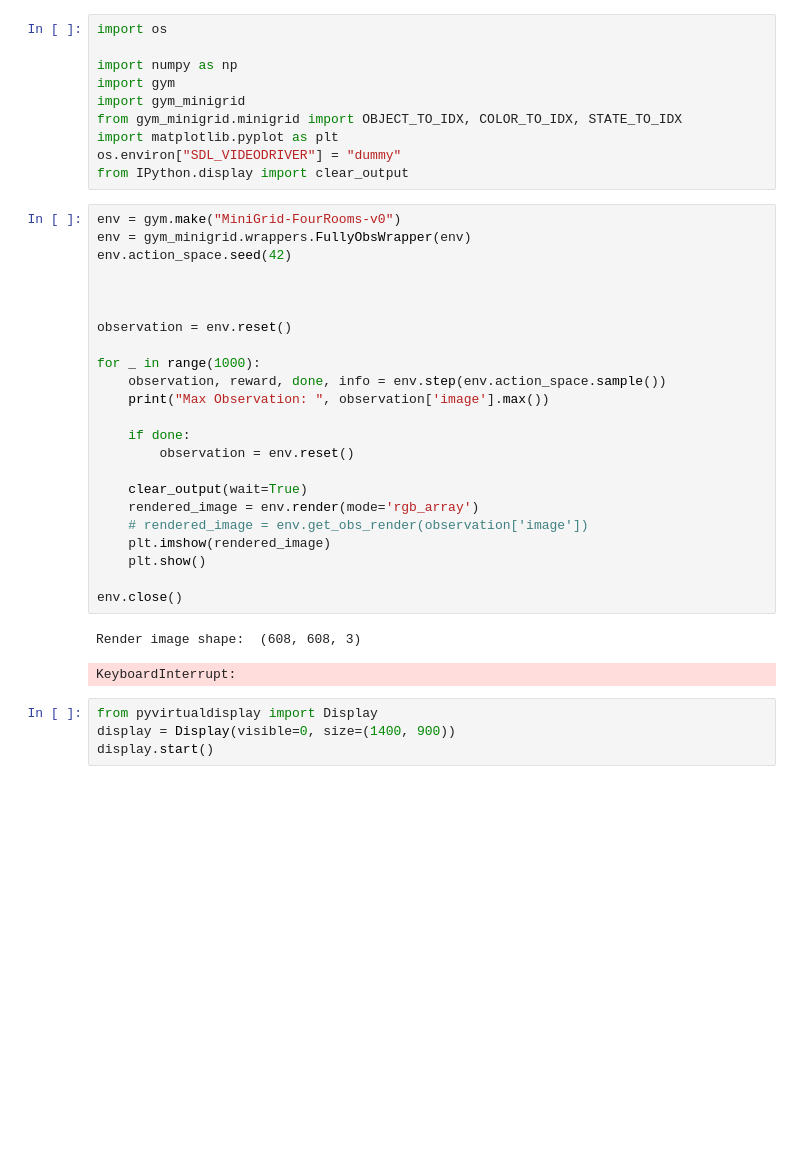
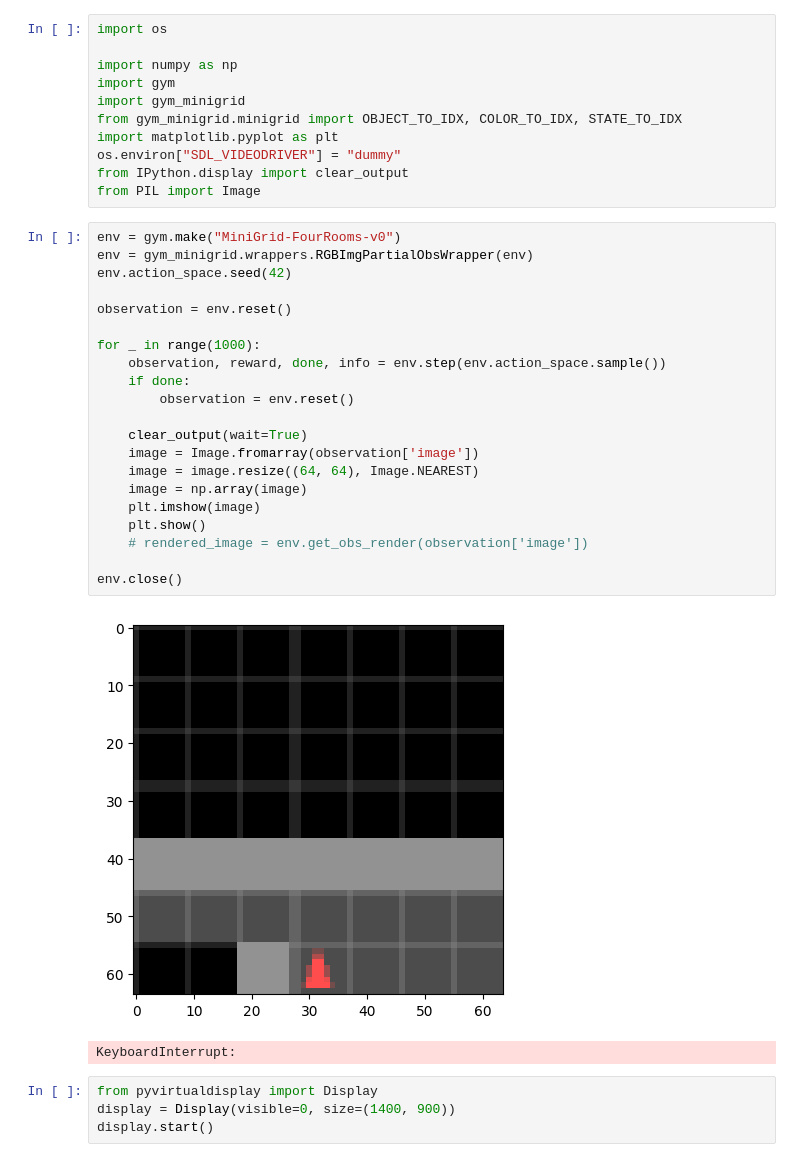
Before and after one commit to jdubkim/explainable-hierarchical-planning, a Jupyter notebook: notebooks/render.ipynb, the cells around one changed output. Cells and saved outputs as stored; diff of their text form; blank space fills up the shorter version.

Commit message:
Debugging minigrid env.

```diff
--- a/notebooks/render.ipynb
+++ b/notebooks/render.ipynb
@@ -8,32 +8,31 @@ from gym_minigrid.minigrid import OBJECT_TO_IDX, COLOR_TO_IDX, STATE_TO_IDX
 import matplotlib.pyplot as plt
 os.environ["SDL_VIDEODRIVER"] = "dummy"
 from IPython.display import clear_output
+from PIL import Image
 # %%
 env = gym.make("MiniGrid-FourRooms-v0")
-env = gym_minigrid.wrappers.FullyObsWrapper(env)
+env = gym_minigrid.wrappers.RGBImgPartialObsWrapper(env)
 env.action_space.seed(42)
-
-
 
 observation = env.reset()
 
 for _ in range(1000):
     observation, reward, done, info = env.step(env.action_space.sample())
-    print("Max Observation: ", observation['image'].max())
-
     if done:
         observation = env.reset()
 
     clear_output(wait=True)
-    rendered_image = env.render(mode='rgb_array')
+    image = Image.fromarray(observation['image'])
+    image = image.resize((64, 64), Image.NEAREST)
+    image = np.array(image)
+    plt.imshow(image)
+    plt.show()
     # rendered_image = env.get_obs_render(observation['image'])
-    plt.imshow(rendered_image)
-    plt.show()
 
 env.close()
 # %% [output]
+[figure, added]
-Render image shape:  (608, 608, 3)
+KeyboardInterrupt:
-KeyboardInterrupt:
 # %%
 from pyvirtualdisplay import Display
 display = Display(visible=0, size=(1400, 900))
```
Also changed, not shown: parts of 11 cells of this notebook, 5 other files.
